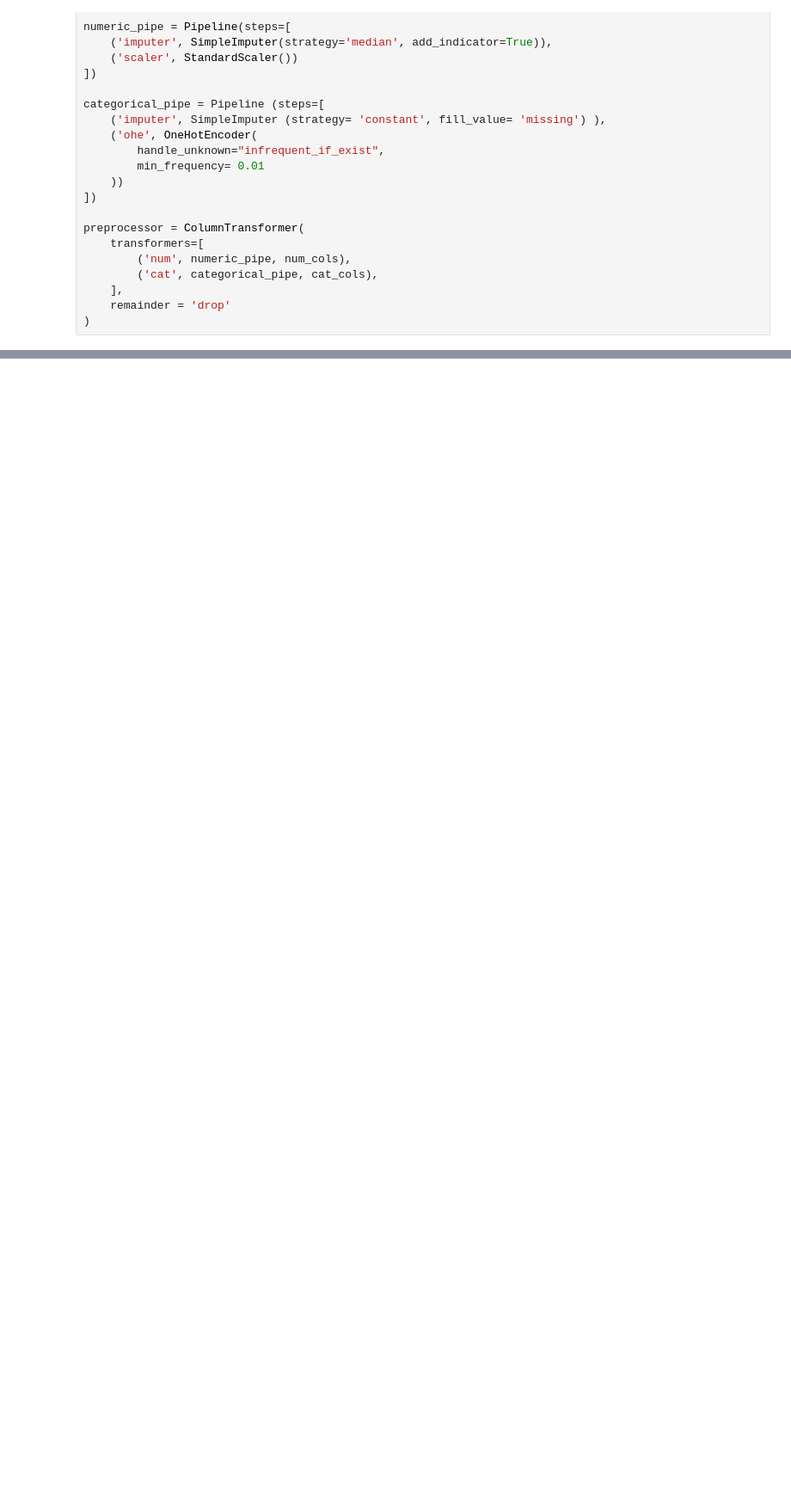
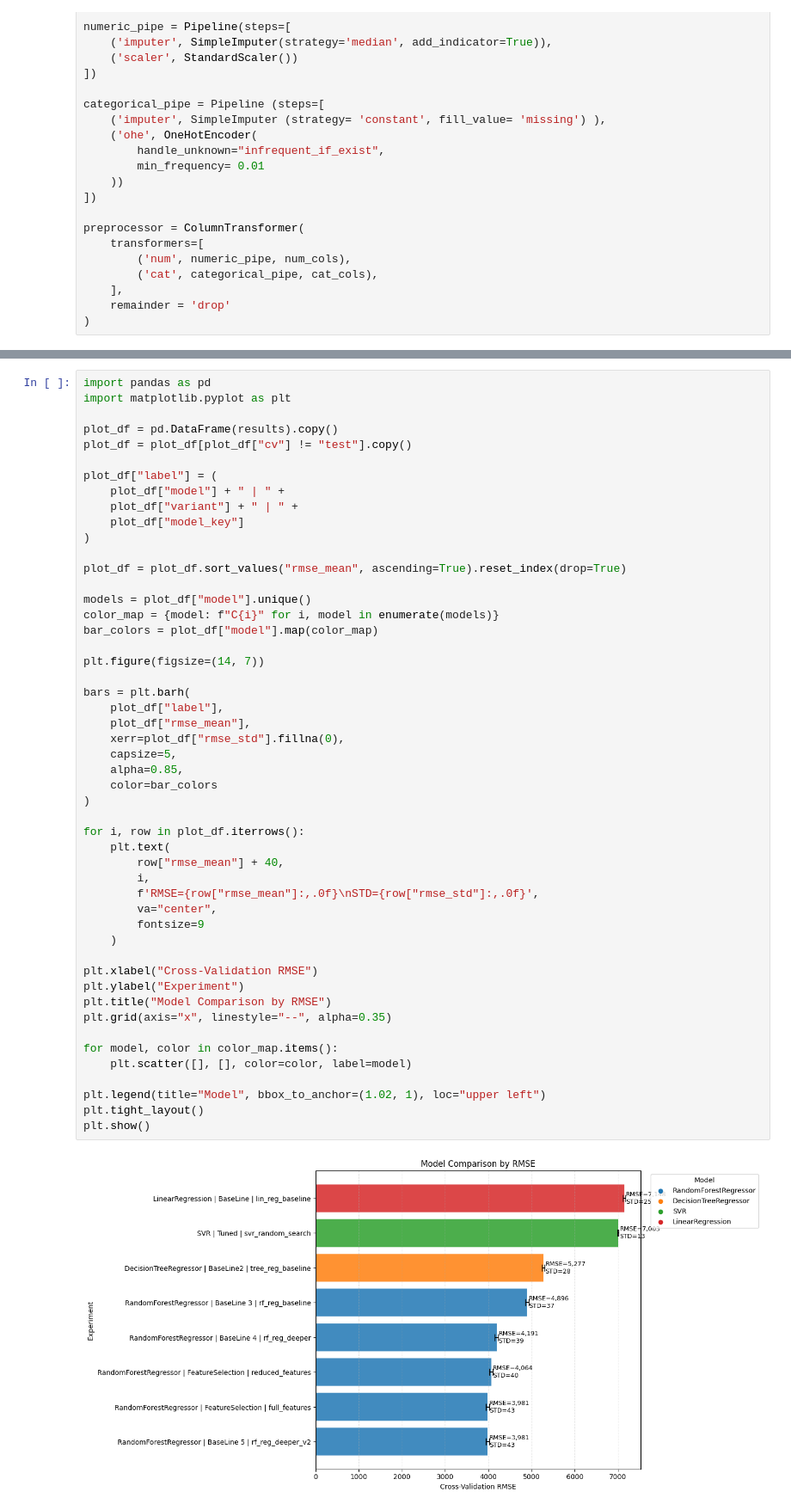
Before and after one commit to elen-sparrow-git/used-car-price-ml, a Jupyter notebook: notebooks/02_model_training_pipeline.ipynb, the cells around one changed output, grey strips where cells are left out. Shown at 86% size. Drawn from its saved outputs; the diff is of its cells as text; blank space fills up the shorter version.

```diff
--- a/notebooks/02_model_training_pipeline.ipynb
+++ b/notebooks/02_model_training_pipeline.ipynb
@@ -485,0 +457,52 @@ joblib.dump(final_model, '../models/final_model.joblib')
+# %%
+import pandas as pd
+import matplotlib.pyplot as plt
+
+plot_df = pd.DataFrame(results).copy()
+plot_df = plot_df[plot_df["cv"] != "test"].copy()
+
+plot_df["label"] = (
+    plot_df["model"] + " | " +
+    plot_df["variant"] + " | " +
+    plot_df["model_key"]
+)
+
+plot_df = plot_df.sort_values("rmse_mean", ascending=True).reset_index(drop=True)
+
+models = plot_df["model"].unique()
+color_map = {model: f"C{i}" for i, model in enumerate(models)}
+bar_colors = plot_df["model"].map(color_map)
+
+plt.figure(figsize=(14, 7))
+
+bars = plt.barh(
+    plot_df["label"],
+    plot_df["rmse_mean"],
+    xerr=plot_df["rmse_std"].fillna(0),
+    capsize=5,
+    alpha=0.85,
+    color=bar_colors
+)
+
+for i, row in plot_df.iterrows():
+    plt.text(
+        row["rmse_mean"] + 40,
+        i,
+        f'RMSE={row["rmse_mean"]:,.0f}\nSTD={row["rmse_std"]:,.0f}',
+        va="center",
+        fontsize=9
+    )
+
+plt.xlabel("Cross-Validation RMSE")
+plt.ylabel("Experiment")
+plt.title("Model Comparison by RMSE")
+plt.grid(axis="x", linestyle="--", alpha=0.35)
+
+for model, color in color_map.items():
+    plt.scatter([], [], color=color, label=model)
+
+plt.legend(title="Model", bbox_to_anchor=(1.02, 1), loc="upper left")
+plt.tight_layout()
+plt.show()
+# %% [output]
+[figure, added]
```
Also changed, not shown: parts of 49 cells of this notebook.
